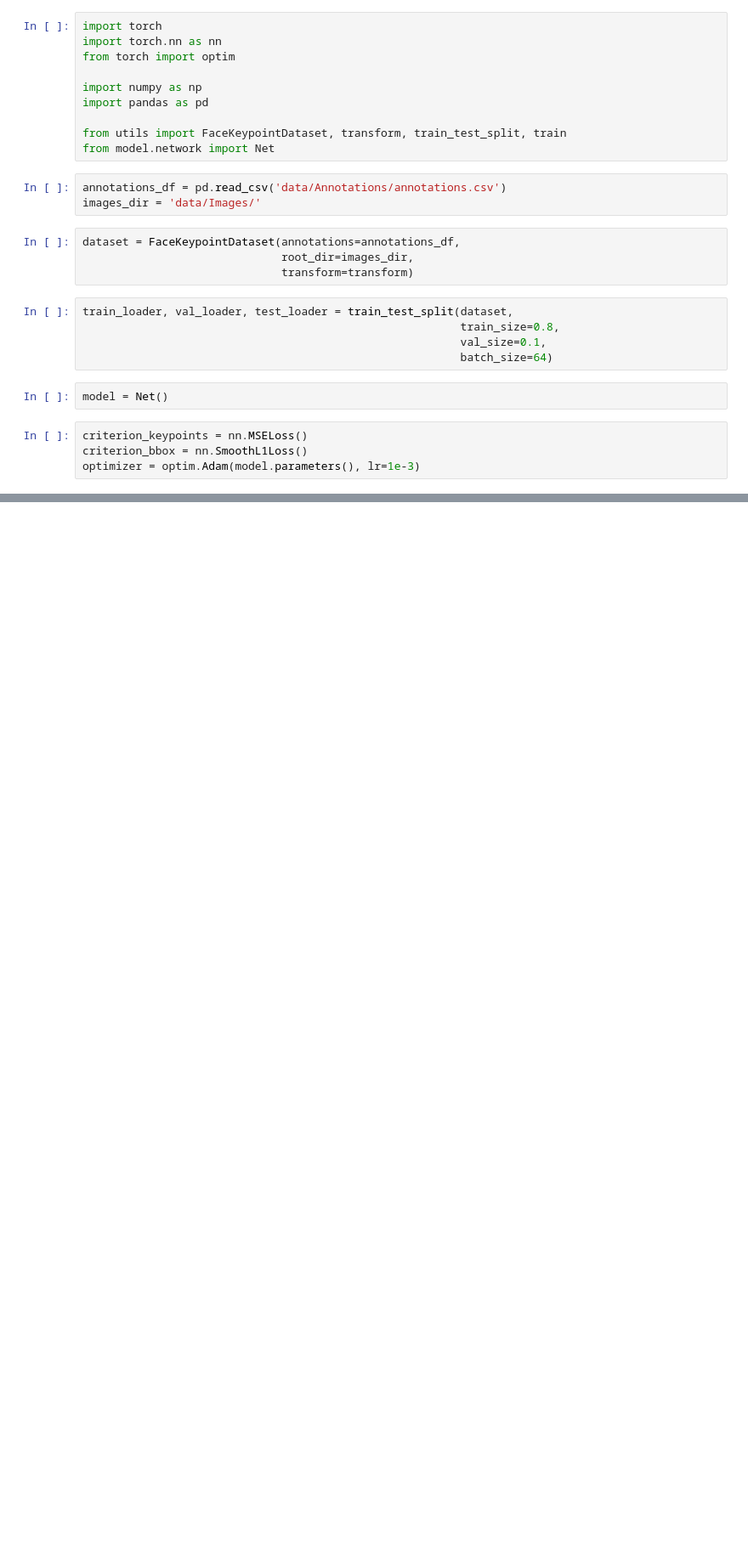
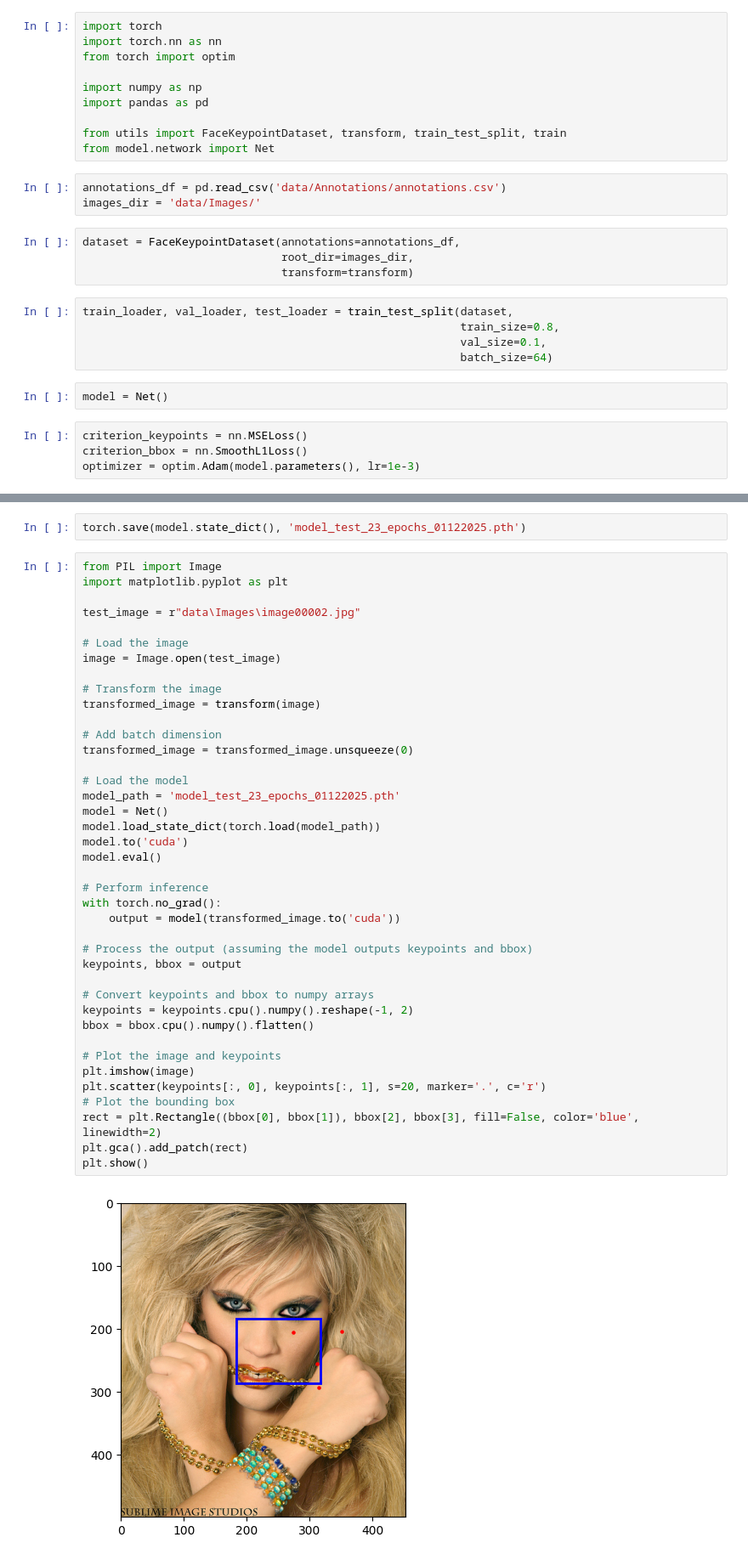
Before and after one commit to Zeepat/face-keypoint-detection, a Jupyter notebook: train.ipynb, the cells around one changed output, grey strips where cells are left out. Shown at 85% size. Cells and saved outputs as stored; diff of their text form; blank space fills up the shorter version.

Commit message:
Added inference

```diff
--- a/train.ipynb
+++ b/train.ipynb
@@ -52,0 +53,44 @@ KeyboardInterrupt:
+# %%
+torch.save(model.state_dict(), 'model_test_23_epochs_01122025.pth')
+# %%
+from PIL import Image
+import matplotlib.pyplot as plt
+
+test_image = r"data\Images\image00002.jpg"
+
+# Load the image
+image = Image.open(test_image)
+
+# Transform the image
+transformed_image = transform(image)
+
+# Add batch dimension
+transformed_image = transformed_image.unsqueeze(0)
+
+# Load the model
+model_path = 'model_test_23_epochs_01122025.pth'
+model = Net()
+model.load_state_dict(torch.load(model_path))
+model.to('cuda')
+model.eval()
+
+# Perform inference
+with torch.no_grad():
+    output = model(transformed_image.to('cuda'))
+
+# Process the output (assuming the model outputs keypoints and bbox)
+keypoints, bbox = output
+
+# Convert keypoints and bbox to numpy arrays
+keypoints = keypoints.cpu().numpy().reshape(-1, 2)
+bbox = bbox.cpu().numpy().flatten()
+
+# Plot the image and keypoints
+plt.imshow(image)
+plt.scatter(keypoints[:, 0], keypoints[:, 1], s=20, marker='.', c='r')
+# Plot the bounding box
+rect = plt.Rectangle((bbox[0], bbox[1]), bbox[2], bbox[3], fill=False, color='blue', linewidth=2)
+plt.gca().add_patch(rect)
+plt.show()
+# %% [output]
+[figure, added]
```
Also changed, not shown: parts of 1 cell of this notebook.
